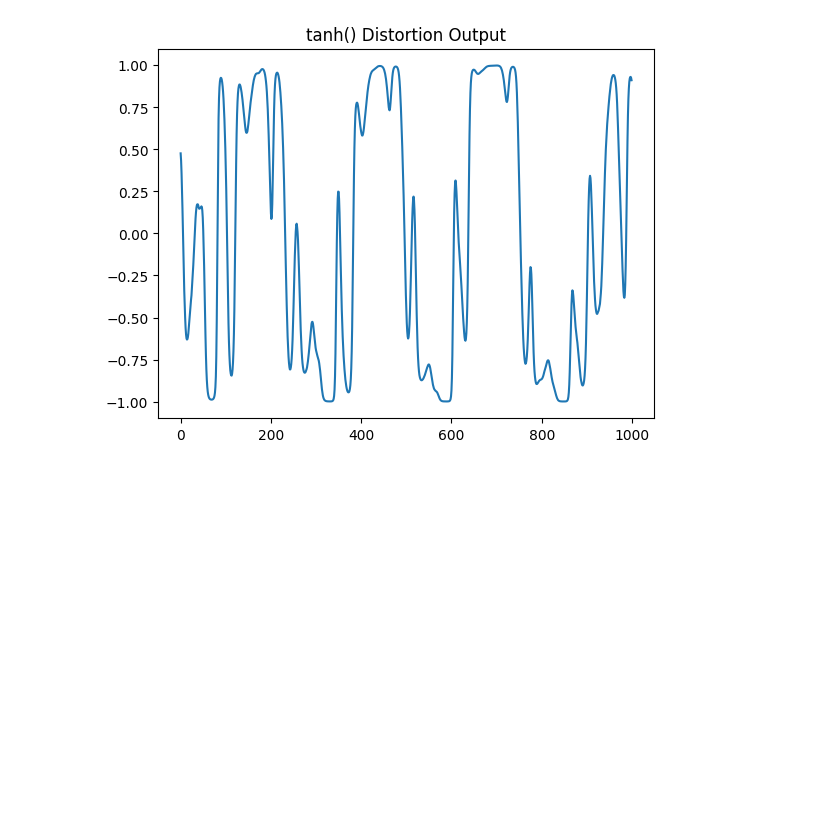
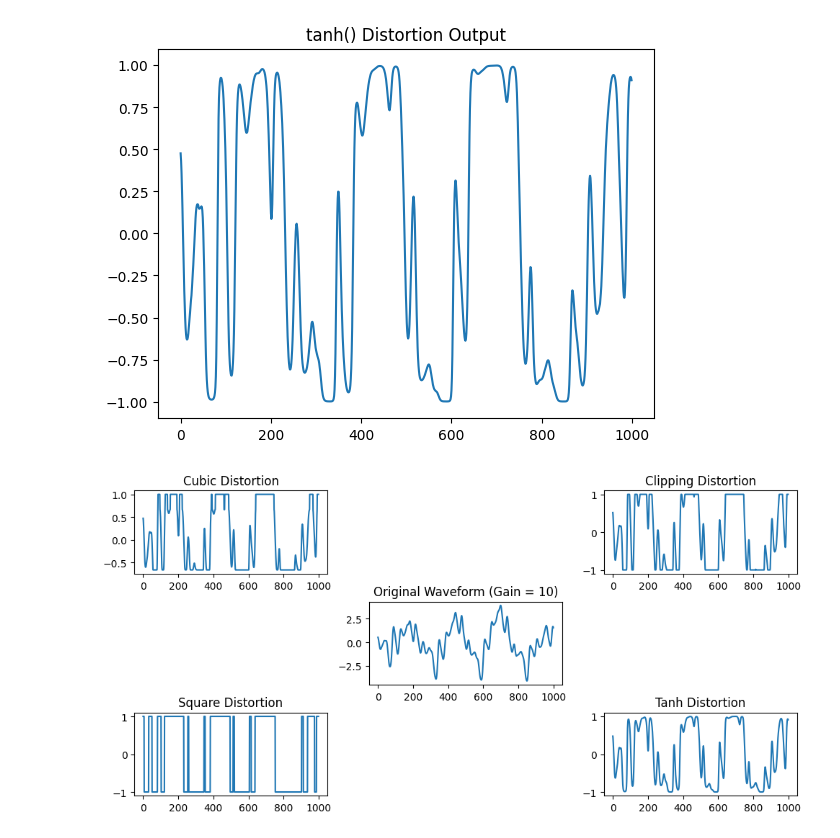
Before and after one commit to kevbrnen/Music-Technology-Final-Project, a Jupyter notebook: Prototyping/Distortion/Distortion.ipynb, the cells around one changed output. Drawn from its saved outputs; the diff is of its cells as text; code cells hidden in the pictures; blank space fills up the shorter version.

```diff
--- a/Prototyping/Distortion/Distortion.ipynb
+++ b/Prototyping/Distortion/Distortion.ipynb
@@ -126,3 +144,36 @@ plt.title("tanh() Distortion Output")
 # %% [output]
 Text(0.5, 1.0, 'tanh() Distortion Output')
 [figure]
+# %%
+fig = plt.figure(figsize=(10, 5))
+
+# Add subplots to the figure
+ax1 = fig.add_subplot(3, 3, 5)  # Centered
+ax2 = fig.add_subplot(3, 3, 1)  # Above centered
+ax3 = fig.add_subplot(3, 3, 3)  # Above centered
+ax4 = fig.add_subplot(3, 3, 7)  # Beside centered
+ax5 = fig.add_subplot(3, 3, 9)
+
+# Plot each waveform on its respective subplot
+ax1.plot(data[1000:2000, 0])
+ax1.set_title('Original Waveform (Gain = 10)')
+
+ax2.plot(Cube_out[1000:2000, 0])
+ax2.set_title('Cubic Distortion')
+
+ax3.plot(Clipping_out[1000:2000, 0])
+ax3.set_title('Clipping Distortion')
+
+ax4.plot(Square_out[1000:2000, 0])
+ax4.set_title('Square Distortion')
+
+ax5.plot(tanh_out[1000:2000, 0])
+ax5.set_title('Tanh Distortion')
+
+# Adjust layout to prevent overlap
+plt.tight_layout()
+
+# Show the plot
+plt.show()
+# %% [output]
+[figure, added]
```
Also changed, not shown: parts of 10 cells of this notebook, 24 other files.
